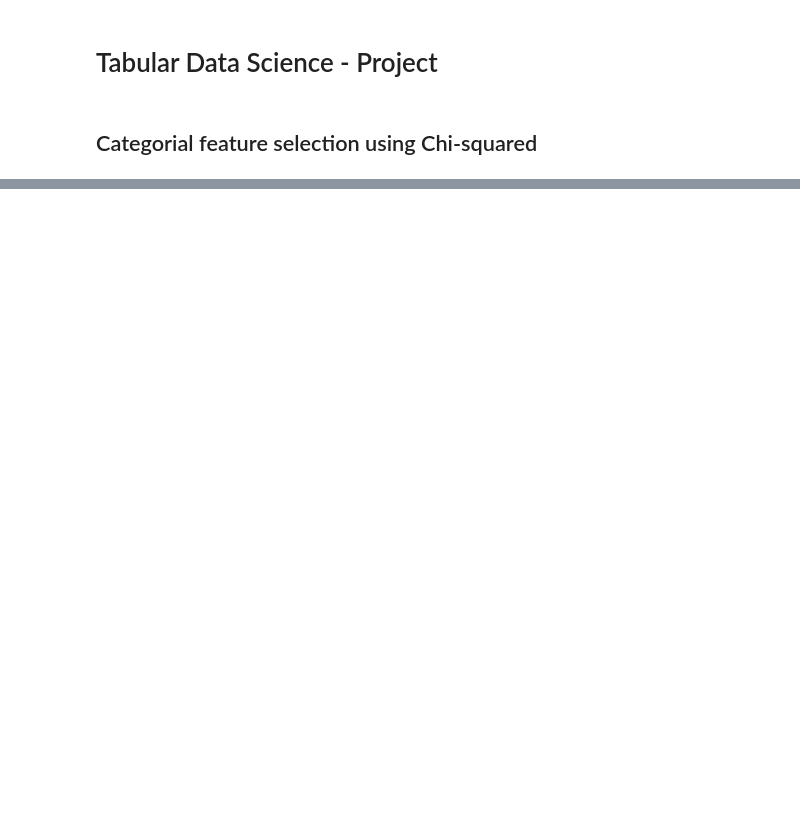
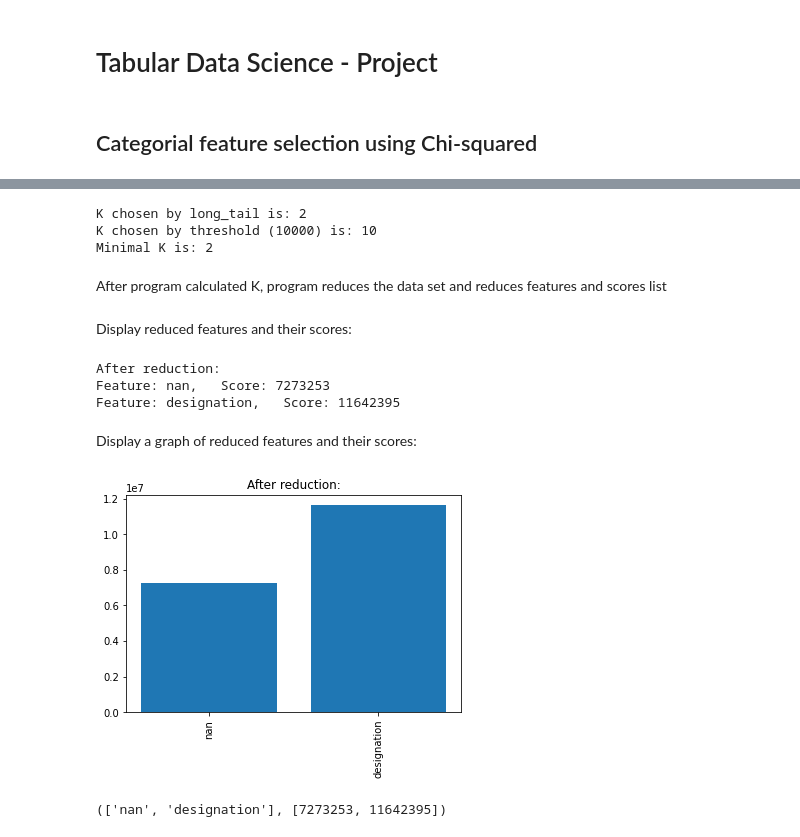
Before and after one commit to AvrahamBi/TDS-Project, a Jupyter notebook: TDS notebook.ipynb, the cells around one changed output, grey strips where cells are left out. Saved outputs shown, nothing was run; the diff lists cells and outputs as text; code cells hidden in the pictures; blank space fills up the shorter version.

```diff
--- a/TDS notebook.ipynb
+++ b/TDS notebook.ipynb
@@ -219,0 +85,2 @@ chooseK("video_games_ds.csv", 9)        # Target column: Global_Sales
+# %%
+threshold_k = cs.getK_threshold(scores, threshold=THRESHOLD)
@@ -219,0 +93,2 @@ chooseK("video_games_ds.csv", 9)        # Target column: Global_Sales
+# %%
+elbow_point_k = cs.getK_long_tail(scores)
@@ -219,0 +101,11 @@ chooseK("video_games_ds.csv", 9)        # Target column: Global_Sales
+# %%
+k = min(threshold_k, elbow_point_k)
+print("K chosen by long_tail is:", elbow_point_k)
+print("K chosen by threshold (" + str(THRESHOLD) + ") is:", threshold_k)
+print("Minimal K is:", k)
+# %% [output]
+K chosen by long_tail is: 2
+K chosen by threshold (10000) is: 10
+Minimal K is: 2
+# %% [markdown]
+After program calculated K, program reduces the data set and reduces features and scores list
@@ -219,0 +116,15 @@ chooseK("video_games_ds.csv", 9)        # Target column: Global_Sales
+# %% [markdown]
+Display reduced features and their scores:
+# %%
+cs.showScores(reduced_features, reduced_scores, "After reduction:")
+# %% [output]
+After reduction:
+Feature: nan,   Score: 7273253
+Feature: designation,   Score: 11642395
+# %% [markdown]
+Display a graph of reduced features and their scores:
+# %%
+cs.showGraph(reduced_features, reduced_scores, "After reduction:")
+# %% [output]
+[figure, added]
+(['nan', 'designation'], [7273253, 11642395])
```
Also changed, not shown: parts of 65 cells of this notebook, 2 other files.
